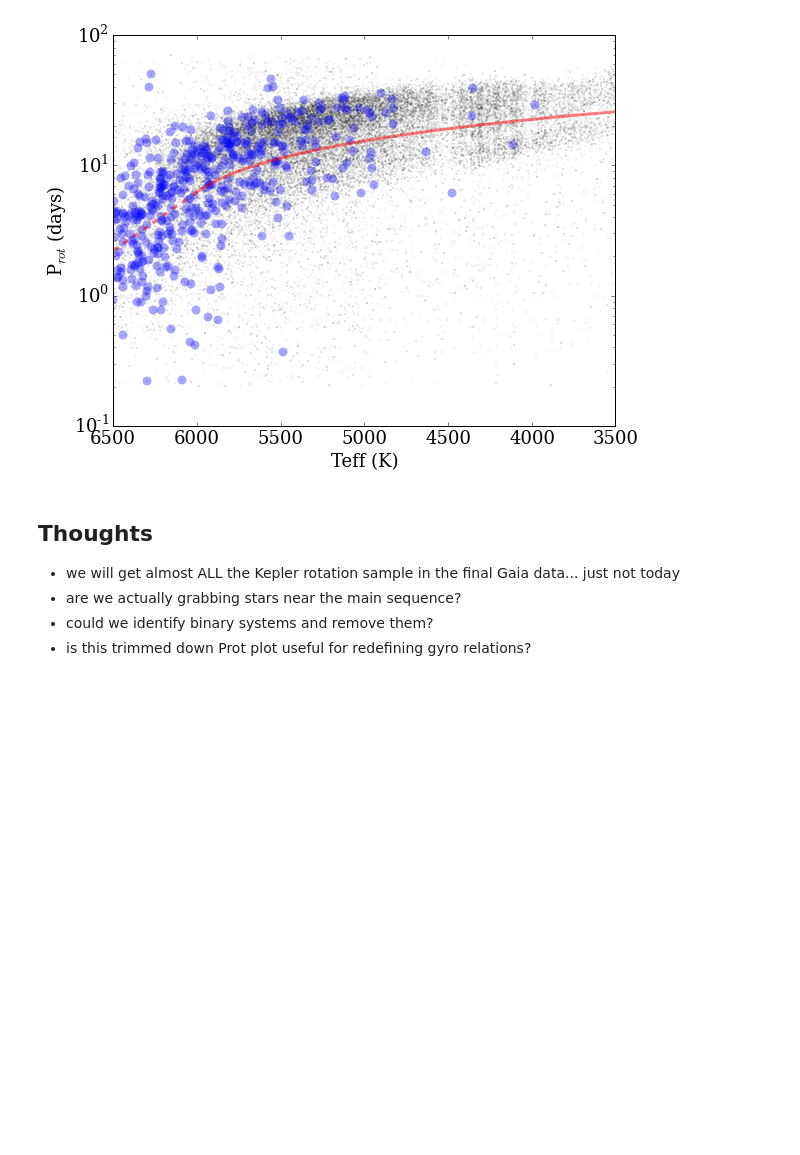
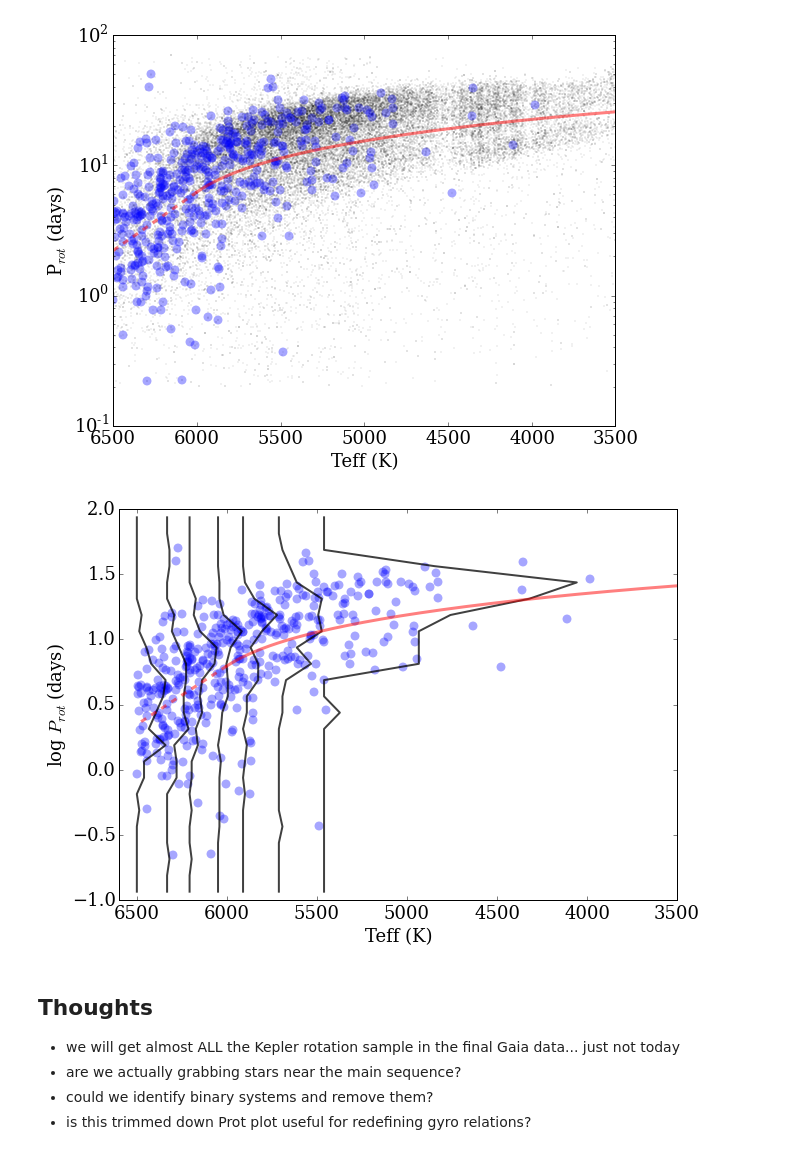
Before and after one commit to jradavenport/gaia_rot, a Jupyter notebook: explore.ipynb, the cells around one changed output. Saved outputs shown, nothing was run; the diff lists cells and outputs as text; code cells hidden in the pictures; blank space fills up the shorter version.

```diff
--- a/explore.ipynb
+++ b/explore.ipynb
@@ -437,6 +405,42 @@ plt.ylabel('P$_{rot}$ (days)')
 plt.savefig('fig4alt.png', dpi=300, bbox_inches='tight', pad_inches=0.25)
 # %% [output]
 [figure]
+# %%
+# emulate the classic McQuillan stacked histogram plot, now with equal number star bins
+plt.figure(figsize=(10,7))
+plt.scatter(gaia[u'Teff'].values[ok][msok],
+            np.log10(gaia[u'Prot'].values[ok][msok]),
+            s=80, alpha=0.35, lw=0)
+
+Nbins = 7
+Tbins = EqBins(gaia[u'Teff'].values[ok][msok], Nbins)
+
+pbins = np.linspace(-1, 2, 25)
+
+for k in range(Nbins):
+    x = np.where((gaia[u'Teff'].values[ok][msok] >= Tbins[k]) &
+                 (gaia[u'Teff'].values[ok][msok] <= Tbins[k+1]))
+
+    if len(x[0]) > 0:
+        yhist, bin_edges = np.histogram(np.log10(gaia[u'Prot'].values[ok][msok][x]), bins=pbins)
+
+        bsize = np.float(Tbins[k+1] - Tbins[k])
+        plt.plot(-yhist*bsize/np.nanmax(yhist)*0.95 + Tbins[k+1],
+                 (bin_edges[1:]+bin_edges[0:-1])/2., c='k', lw=2, alpha=0.75)
+
+plt.xlim(6600,3500)
+plt.ylim(-1,2)
+
+plt.plot(gaia[u'Teff'].values[sb][iok], np.log10(mid_iso[sb][iok]), c='red', lw=3, alpha=0.5)
+plt.plot(np.arange(6000,6600,100), (np.arange(6000,6600,100)*m+b), c='red', lw=3, alpha=0.5, linestyle='dashed')
+
+
+plt.xlabel('Teff (K)')
+plt.ylabel('log $P_{rot}$ (days)')
+# plt.title('Stars close to main sequence')
+plt.savefig('fig5.png', dpi=300, bbox_inches='tight', pad_inches=0.25)
+# %% [output]
+[figure, added]
 # %%
 # now count how many stars are above or below this "mid-point isochrone"
 
```
Also changed, not shown: parts of 4 cells of this notebook.
